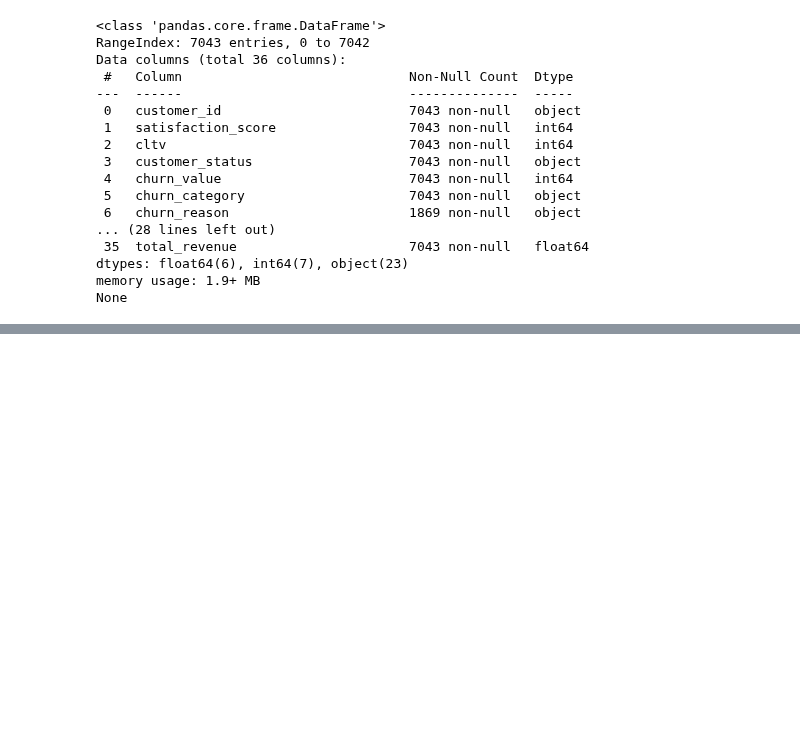
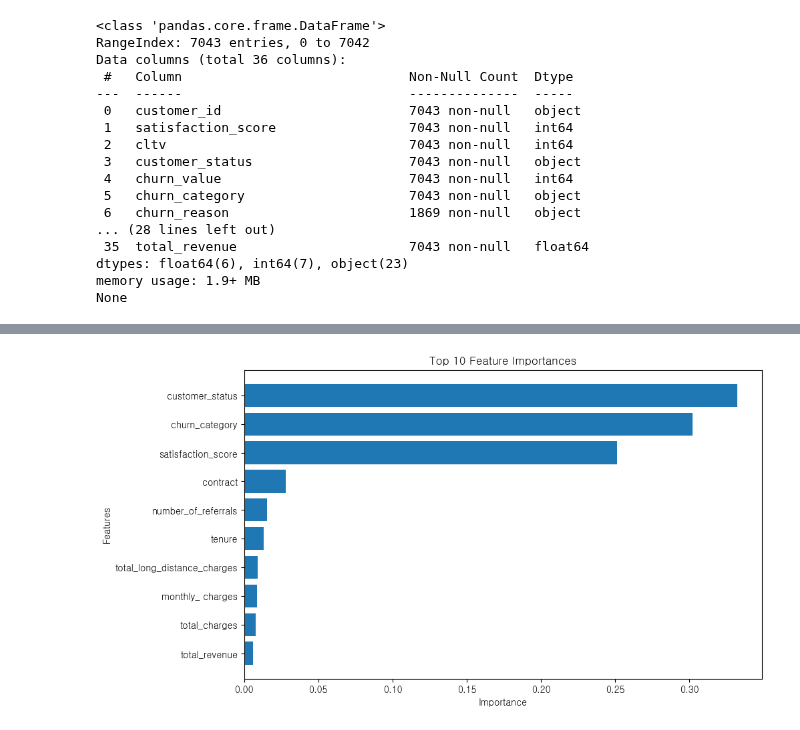
Before and after one commit to halley1116/2025_DA_study, a Jupyter notebook: team2/3주차/LYS_2.ipynb, the cells around one changed output, grey strips where cells are left out. Drawn from its saved outputs; the diff is of its cells as text; code cells hidden in the pictures; blank space fills up the shorter version.

```diff
--- a/team2/3주차/LYS_2.ipynb
+++ b/team2/3주차/LYS_2.ipynb
@@ -197,0 +713,24 @@ Unique values for payment_method: [np.int64(0), np.int64(1), np.int64(2), np.int
+# %%
+y = df['churn_value']  # 이탈 여부 (0: Stayed, 1: Churned)
+X = df.drop(columns=['churn_value'])
+# %%
+from sklearn.model_selection import train_test_split
+
+# 데이터 분리 (80% 훈련, 20% 테스트)
+X_train, X_test, y_train, y_test = train_test_split(X, y, test_size=0.2, random_state=42, stratify=y)
+# %%
+from sklearn.ensemble import RandomForestClassifier
+import pandas as pd
+
+# 랜덤 포레스트 모델 학습
+rf = RandomForestClassifier(random_state=42)
+rf.fit(X_train, y_train)
+
+# 피처 중요도 추출
+feature_importances = pd.DataFrame(rf.feature_importances_, index=X.columns, columns=['importance'])
+
+# 중요도 내림차순 정렬
+feature_importances = feature_importances.sort_values(by='importance', ascending=False)
+
+# 출력
+print(feature_importances)
@@ -197,0 +755,14 @@ Unique values for payment_method: [np.int64(0), np.int64(1), np.int64(2), np.int
+# %%
+import matplotlib.pyplot as plt
+
+# 상위 10개 중요한 변수 시각화
+top_features = feature_importances.head(10)
+plt.figure(figsize=(10, 6))
+plt.barh(top_features.index, top_features['importance'])
+plt.xlabel('Importance')
+plt.ylabel('Features')
+plt.title('Top 10 Feature Importances')
+plt.gca().invert_yaxis()  # 상위 중요도를 위로 정렬
+plt.show()
+# %% [output]
+[figure, added]
```
Also changed, not shown: parts of 84 cells of this notebook.
